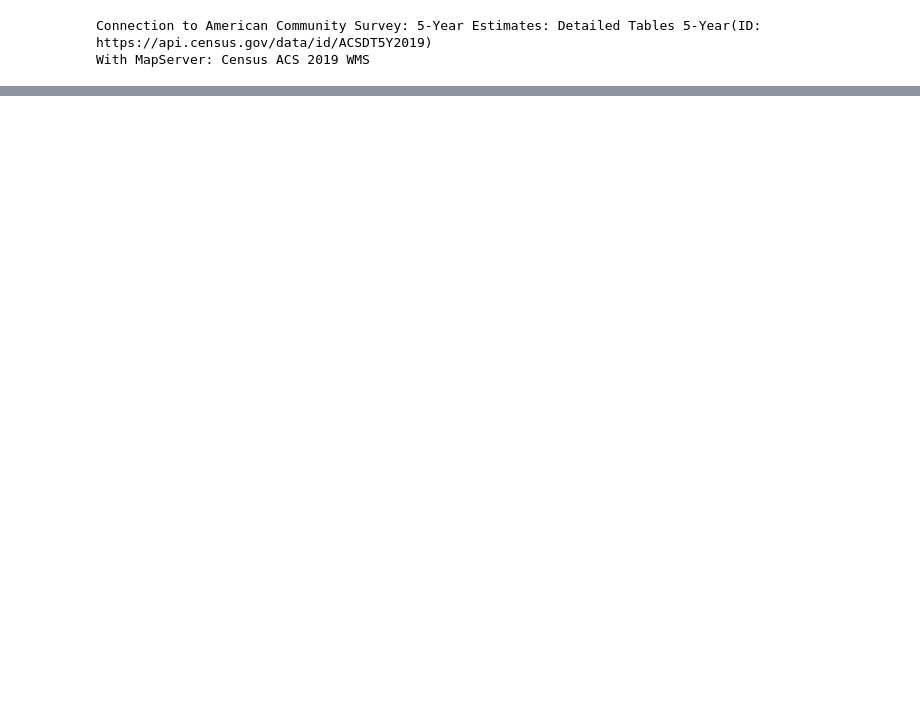
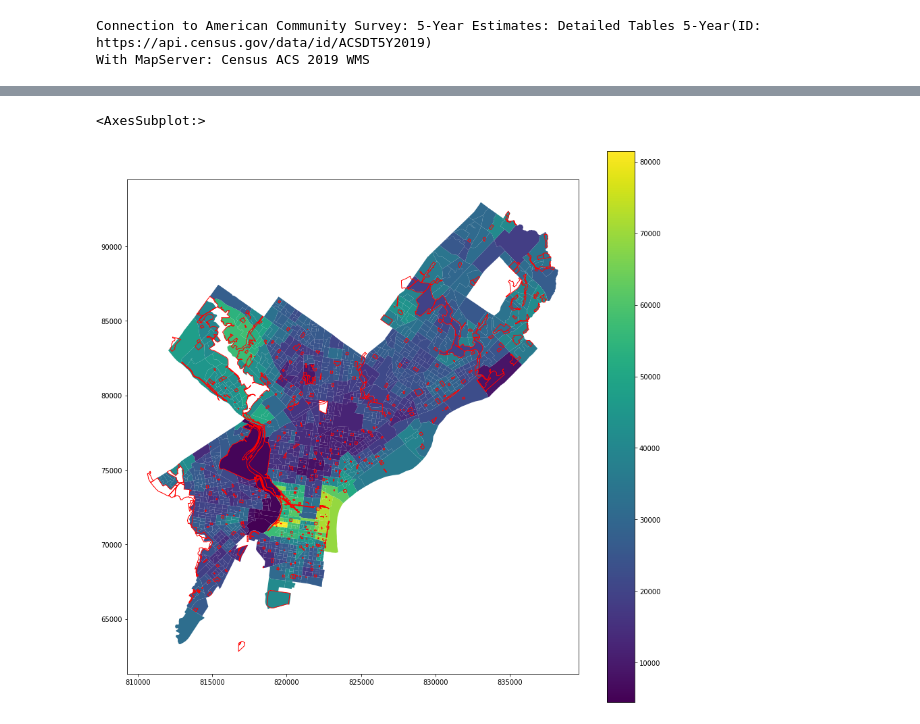
Before and after one commit to Zhen3r/WSOPB-MUSA509, a Jupyter notebook: exploring/equality.ipynb, the cells around one changed output, grey strips where cells are left out. Saved outputs shown, nothing was run; the diff lists cells and outputs as text; code cells hidden in the pictures; blank space fills up the shorter version.

```diff
--- a/exploring/equality.ipynb
+++ b/exploring/equality.ipynb
@@ -44,0 +108,8 @@ NameError: name 'acsDataGeo' is not defined
+# %%
+fig,axis = plt.subplots(figsize=(15,15))
+acsDataGeo.plot(column="Median income",ax=axis,legend=True)
+
+parkUnion.plot(fc="None", ec="red",ax=axis)
+# %% [output]
+<AxesSubplot:>
+[figure, added]
```
Also changed, not shown: parts of 13 cells of this notebook, 1 other file.
